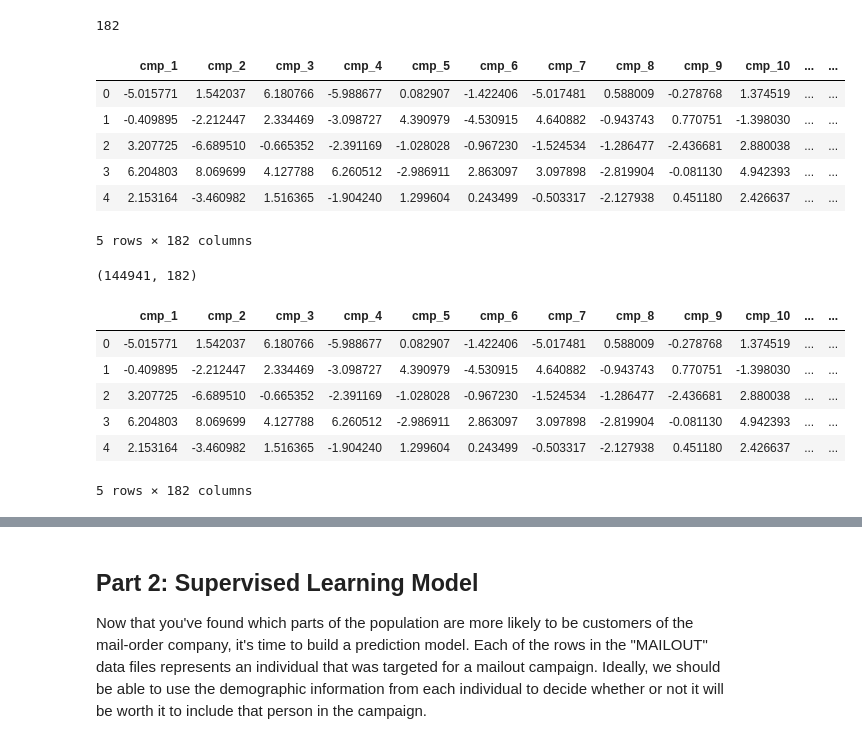
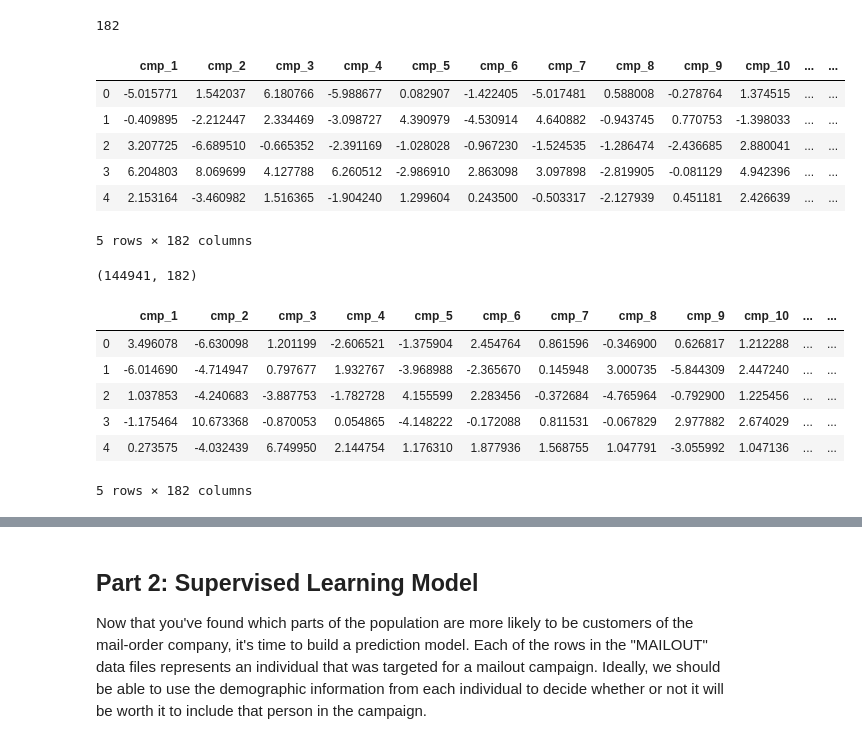
Before and after one commit to keiss01/Udacity, a Jupyter notebook: Arvato Project Workbook.ipynb, the cells around one changed output, grey strips where cells are left out. Saved outputs shown, nothing was run; the diff lists cells and outputs as text; code cells hidden in the pictures.

```diff
--- a/Arvato Project Workbook.ipynb
+++ b/Arvato Project Workbook.ipynb
@@ -579,0 +597,2 @@ scaled_df.shape
+# %%
+azdias_scaled_df = pd.DataFrame(data = azdias_scaled, columns = azdias_clean.columns)
@@ -579,0 +609,2 @@ scaled_df.shape
+# %%
+customers_scaled_df = pd.DataFrame(data = customers_scaled, columns = azdias_clean.columns)
@@ -622,18 +680,15 @@ azdias_pca_09_df = pd.DataFrame(data = p_comp, columns = cmp_cols)
 # %%
-azdias_pca_09_df.head()
+azdias_p_comp_df.head()
 # %% [output]
 |  | cmp_1 | cmp_2 | cmp_3 | cmp_4 | cmp_5 | cmp_6 | cmp_7 | cmp_8 | cmp_9 | cmp_10 | ... | ... |
-| 0 | -5.015771 | 1.542037 | 6.180766 | -5.988677 | 0.082907 | -1.422406 | -5.017481 | 0.588009 | -0.278768 | 1.374519 | ... | ... |
-| 1 | -0.409895 | -2.212447 | 2.334469 | -3.098727 | 4.390979 | -4.530915 | 4.640882 | -0.943743 | 0.770751 | -1.398030 | ... | ... |
-| 2 | 3.207725 | -6.689510 | -0.665352 | -2.391169 | -1.028028 | -0.967230 | -1.524534 | -1.286477 | -2.436681 | 2.880038 | ... | ... |
-| 3 | 6.204803 | 8.069699 | 4.127788 | 6.260512 | -2.986911 | 2.863097 | 3.097898 | -2.819904 | -0.081130 | 4.942393 | ... | ... |
-| 4 | 2.153164 | -3.460982 | 1.516365 | -1.904240 | 1.299604 | 0.243499 | -0.503317 | -2.127938 | 0.451180 | 2.426637 | ... | ... |
+| 0 | -5.015771 | 1.542037 | 6.180766 | -5.988677 | 0.082907 | -1.422405 | -5.017481 | 0.588008 | -0.278764 | 1.374515 | ... | ... |
+| 1 | -0.409895 | -2.212447 | 2.334469 | -3.098727 | 4.390979 | -4.530914 | 4.640882 | -0.943745 | 0.770753 | -1.398033 | ... | ... |
+| 2 | 3.207725 | -6.689510 | -0.665352 | -2.391169 | -1.028028 | -0.967230 | -1.524535 | -1.286474 | -2.436685 | 2.880041 | ... | ... |
+| 3 | 6.204803 | 8.069699 | 4.127788 | 6.260512 | -2.986910 | 2.863098 | 3.097898 | -2.819905 | -0.081129 | 4.942396 | ... | ... |
+| 4 | 2.153164 | -3.460982 | 1.516365 | -1.904240 | 1.299604 | 0.243500 | -0.503317 | -2.127939 | 0.451181 | 2.426639 | ... | ... |
 5 rows × 182 columns
-# %%
-df = customers_clean.copy()
-customers_scaled_df = StandardScaler().fit_transform(df)
 # %%
 customers_p_comp = azdias_pca_09.transform(customers_scaled_df)
 # %%
-customers_pca_df = pd.DataFrame(data = customers_p_comp, columns = cmp_cols)
+customers_p_comp_df = pd.DataFrame(data = customers_p_comp, columns = cmp_cols)
 # %%
@@ -641,12 +696,12 @@ customers_pca_df.shape
 # %% [output]
 (144941, 182)
 # %%
-azdias_pca_09_df.head()
+customers_p_comp_df.head()
 # %% [output]
 |  | cmp_1 | cmp_2 | cmp_3 | cmp_4 | cmp_5 | cmp_6 | cmp_7 | cmp_8 | cmp_9 | cmp_10 | ... | ... |
-| 0 | -5.015771 | 1.542037 | 6.180766 | -5.988677 | 0.082907 | -1.422406 | -5.017481 | 0.588009 | -0.278768 | 1.374519 | ... | ... |
-| 1 | -0.409895 | -2.212447 | 2.334469 | -3.098727 | 4.390979 | -4.530915 | 4.640882 | -0.943743 | 0.770751 | -1.398030 | ... | ... |
-| 2 | 3.207725 | -6.689510 | -0.665352 | -2.391169 | -1.028028 | -0.967230 | -1.524534 | -1.286477 | -2.436681 | 2.880038 | ... | ... |
-| 3 | 6.204803 | 8.069699 | 4.127788 | 6.260512 | -2.986911 | 2.863097 | 3.097898 | -2.819904 | -0.081130 | 4.942393 | ... | ... |
-| 4 | 2.153164 | -3.460982 | 1.516365 | -1.904240 | 1.299604 | 0.243499 | -0.503317 | -2.127938 | 0.451180 | 2.426637 | ... | ... |
+| 0 | 3.496078 | -6.630098 | 1.201199 | -2.606521 | -1.375904 | 2.454764 | 0.861596 | -0.346900 | 0.626817 | 1.212288 | ... | ... |
+| 1 | -6.014690 | -4.714947 | 0.797677 | 1.932767 | -3.968988 | -2.365670 | 0.145948 | 3.000735 | -5.844309 | 2.447240 | ... | ... |
+| 2 | 1.037853 | -4.240683 | -3.887753 | -1.782728 | 4.155599 | 2.283456 | -0.372684 | -4.765964 | -0.792900 | 1.225456 | ... | ... |
+| 3 | -1.175464 | 10.673368 | -0.870053 | 0.054865 | -4.148222 | -0.172088 | 0.811531 | -0.067829 | 2.977882 | 2.674029 | ... | ... |
+| 4 | 0.273575 | -4.032439 | 6.749950 | 2.144754 | 1.176310 | 1.877936 | 1.568755 | 1.047791 | -3.055992 | 1.047136 | ... | ... |
 5 rows × 182 columns
```
Also changed, not shown: parts of 54 cells of this notebook.
